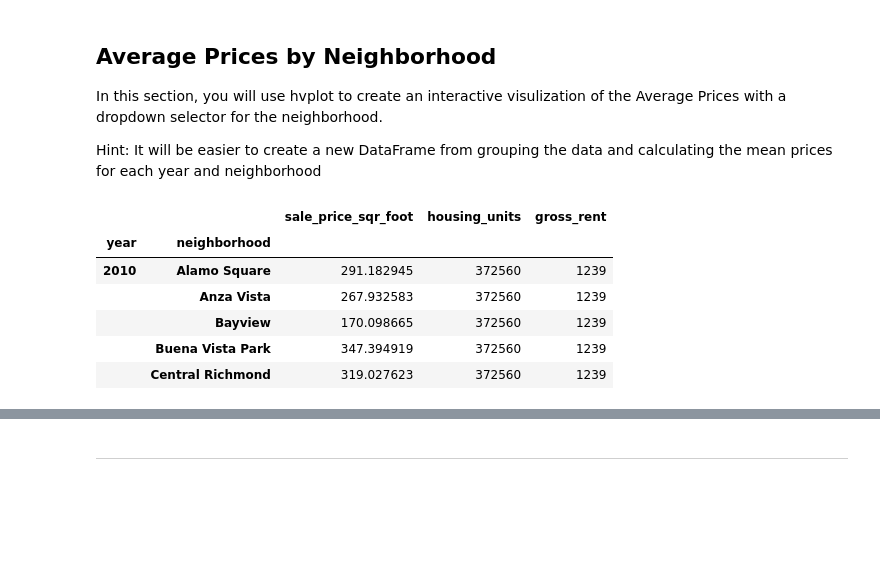
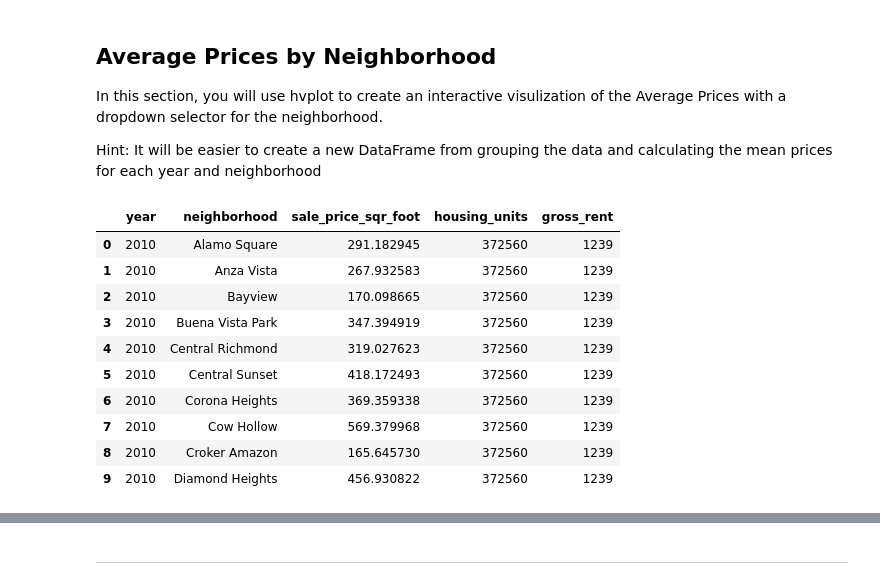
Before and after one commit to lwbakhit/Pyviz-Homework, a Jupyter notebook: rental_analysis.ipynb, the cells around one changed output, grey strips where cells are left out. Cells and saved outputs as stored; diff of their text form; code cells hidden in the pictures; blank space fills up the shorter version.

```diff
--- a/rental_analysis.ipynb
+++ b/rental_analysis.ipynb
@@ -115,17 +115,22 @@ In this section, you will use hvplot to create an interactive visulization of th
 Hint: It will be easier to create a new DataFrame from grouping the data and calculating the mean prices for each year and neighborhood
 # %%
 # Group by year and neighborhood and then create a new dataframe of the mean values
-sfo_data.reset_index()
-sfo_group = sfo_data.groupby(['year', 'neighborhood']).mean()
-sfo_group.head()
+sfo_group = sfo_data.groupby([sfo_data.index, "neighborhood"]).mean()
+sfo_group.reset_index(inplace=True)
+sfo_group.rename(columns={"level_0": "year"}, inplace=True)
+sfo_group.head(10)
 # %% [output]
-|  |  | sale_price_sqr_foot | housing_units | gross_rent |
-| year | neighborhood |  |  |  |
-| 2010 | Alamo Square | 291.182945 | 372560 | 1239 |
-|  | Anza Vista | 267.932583 | 372560 | 1239 |
-|  | Bayview | 170.098665 | 372560 | 1239 |
-|  | Buena Vista Park | 347.394919 | 372560 | 1239 |
-|  | Central Richmond | 319.027623 | 372560 | 1239 |
+|  | year | neighborhood | sale_price_sqr_foot | housing_units | gross_rent |
+| 0 | 2010 | Alamo Square | 291.182945 | 372560 | 1239 |
+| 1 | 2010 | Anza Vista | 267.932583 | 372560 | 1239 |
+| 2 | 2010 | Bayview | 170.098665 | 372560 | 1239 |
+| 3 | 2010 | Buena Vista Park | 347.394919 | 372560 | 1239 |
+| 4 | 2010 | Central Richmond | 319.027623 | 372560 | 1239 |
+| 5 | 2010 | Central Sunset | 418.172493 | 372560 | 1239 |
+| 6 | 2010 | Corona Heights | 369.359338 | 372560 | 1239 |
+| 7 | 2010 | Cow Hollow | 569.379968 | 372560 | 1239 |
+| 8 | 2010 | Croker Amazon | 165.645730 | 372560 | 1239 |
+| 9 | 2010 | Diamond Heights | 456.930822 | 372560 | 1239 |
 # %%
 # Use hvplot to create an interactive line chart of the average price per sq ft.
 # The plot should have a dropdown selector for the neighborhood
```
Also changed, not shown: parts of 5 cells of this notebook, 2 other files.
